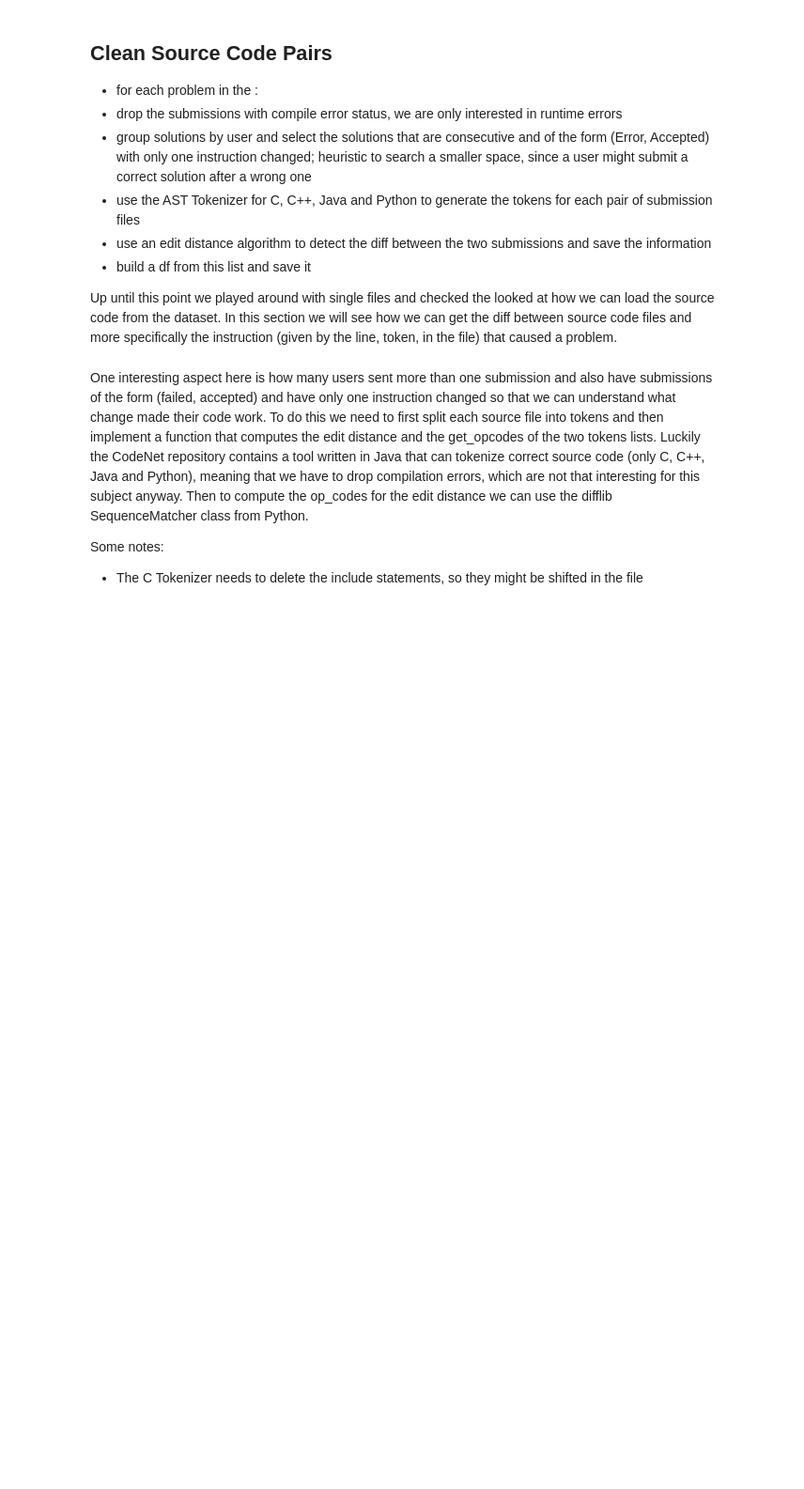
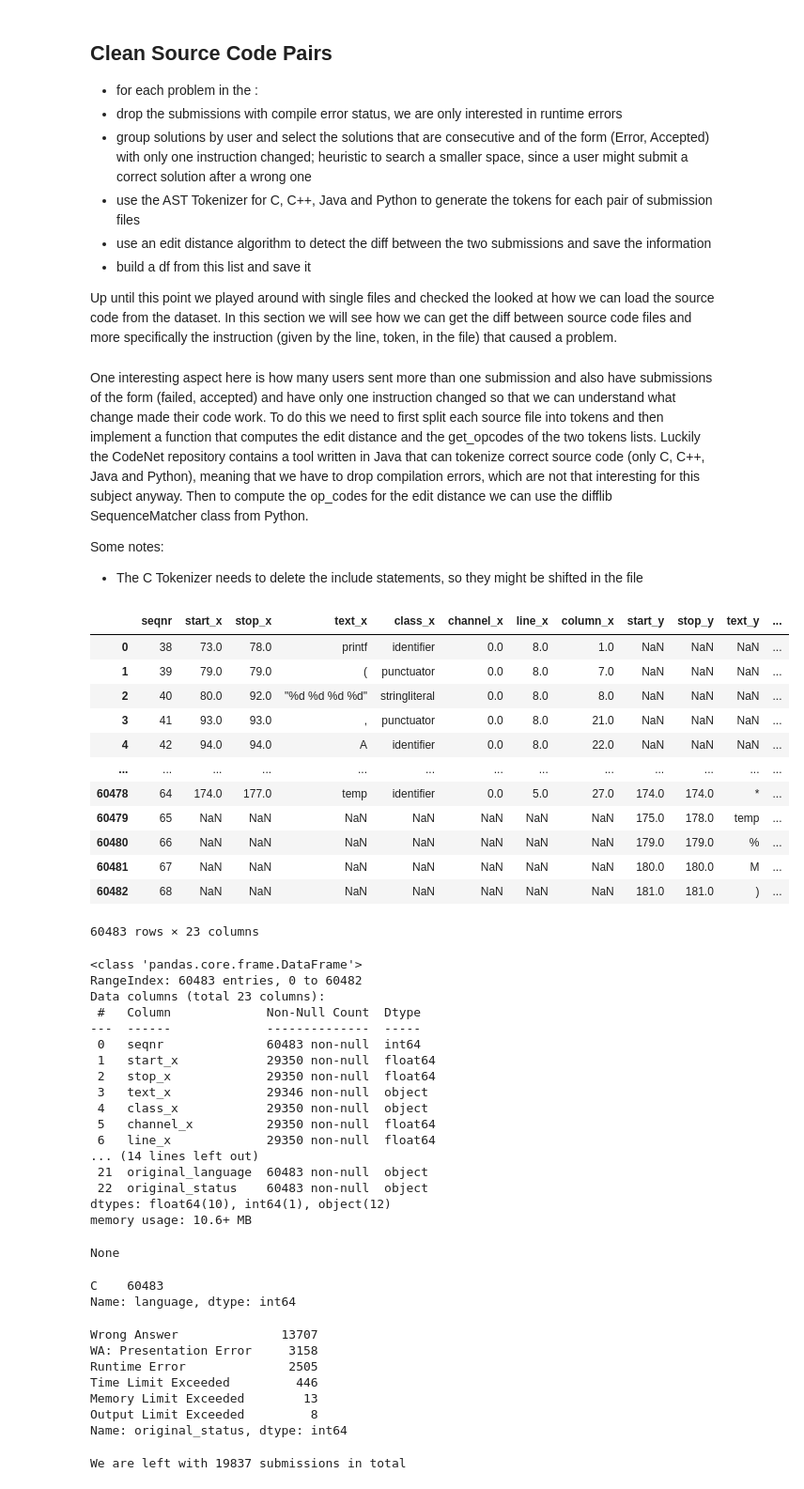
Before and after one commit to alexjercan/bug-detection, a Jupyter notebook: BugDetection.ipynb, the cells around one changed output. Shown at 94% size. Saved outputs shown, nothing was run; the diff lists cells and outputs as text; code cells hidden in the pictures; blank space fills up the shorter version.

Commit message:
added cleaned generated pairs

```diff
--- a/BugDetection.ipynb
+++ b/BugDetection.ipynb
@@ -44,6 +44,7 @@ from argparse import ArgumentParser
 from mydifflib import group_diff_chunks, pdiff, single_change, single_line_changed
 
 tqdm.pandas()
+pd.set_option('max_columns', None)
 
 input_path = "../input/"
 root_path = input_path + "Project_CodeNet/"
@@ -232,7 +236,51 @@ generated_pairs_df.to_csv(cleaned_generated_pairs_path, index=False)
 # %%
 generated_pairs_df = pd.read_csv(cleaned_generated_pairs_path)
 
 display(generated_pairs_df)
 display(generated_pairs_df.info())
-display(generated_pairs_df.language.value_counts())
-display(generated_pairs_df.original_status.value_counts())
+display(generated_pairs_df['language'].value_counts())
+display(generated_pairs_df.groupby('original_id').first()['original_status'].value_counts())
+
+print(f"We are left with {len(generated_pairs_df.groupby('original_id').first())} submissions in total")
+# %% [output]
+|  | seqnr | start_x | stop_x | text_x | class_x | channel_x | line_x | column_x | start_y | stop_y | text_y | ... |
+| 0 | 38 | 73.0 | 78.0 | printf | identifier | 0.0 | 8.0 | 1.0 | NaN | NaN | NaN | ... |
+| 1 | 39 | 79.0 | 79.0 | ( | punctuator | 0.0 | 8.0 | 7.0 | NaN | NaN | NaN | ... |
+| 2 | 40 | 80.0 | 92.0 | "%d %d %d %d" | stringliteral | 0.0 | 8.0 | 8.0 | NaN | NaN | NaN | ... |
+| 3 | 41 | 93.0 | 93.0 | , | punctuator | 0.0 | 8.0 | 21.0 | NaN | NaN | NaN | ... |
+| 4 | 42 | 94.0 | 94.0 | A | identifier | 0.0 | 8.0 | 22.0 | NaN | NaN | NaN | ... |
+| ... | ... | ... | ... | ... | ... | ... | ... | ... | ... | ... | ... | ... |
+| 60478 | 64 | 174.0 | 177.0 | temp | identifier | 0.0 | 5.0 | 27.0 | 174.0 | 174.0 | * | ... |
+| 60479 | 65 | NaN | NaN | NaN | NaN | NaN | NaN | NaN | 175.0 | 178.0 | temp | ... |
+| 60480 | 66 | NaN | NaN | NaN | NaN | NaN | NaN | NaN | 179.0 | 179.0 | % | ... |
+| 60481 | 67 | NaN | NaN | NaN | NaN | NaN | NaN | NaN | 180.0 | 180.0 | M | ... |
+| 60482 | 68 | NaN | NaN | NaN | NaN | NaN | NaN | NaN | 181.0 | 181.0 | ) | ... |
+60483 rows × 23 columns
+<class 'pandas.core.frame.DataFrame'>
+RangeIndex: 60483 entries, 0 to 60482
+Data columns (total 23 columns):
+ #   Column             Non-Null Count  Dtype
+---  ------             --------------  -----
+ 0   seqnr              60483 non-null  int64
+ 1   start_x            29350 non-null  float64
+ 2   stop_x             29350 non-null  float64
+ 3   text_x             29346 non-null  object
+ 4   class_x            29350 non-null  object
+ 5   channel_x          29350 non-null  float64
+ 6   line_x             29350 non-null  float64
+... (14 lines left out)
+ 21  original_language  60483 non-null  object
+ 22  original_status    60483 non-null  object
+dtypes: float64(10), int64(1), object(12)
+memory usage: 10.6+ MB
+None
+C    60483
+Name: language, dtype: int64
+Wrong Answer              13707
+WA: Presentation Error     3158
+Runtime Error              2505
+Time Limit Exceeded         446
+Memory Limit Exceeded        13
+Output Limit Exceeded         8
+Name: original_status, dtype: int64
+We are left with 19837 submissions in total
```
Also changed, not shown: parts of 2 cells of this notebook.
